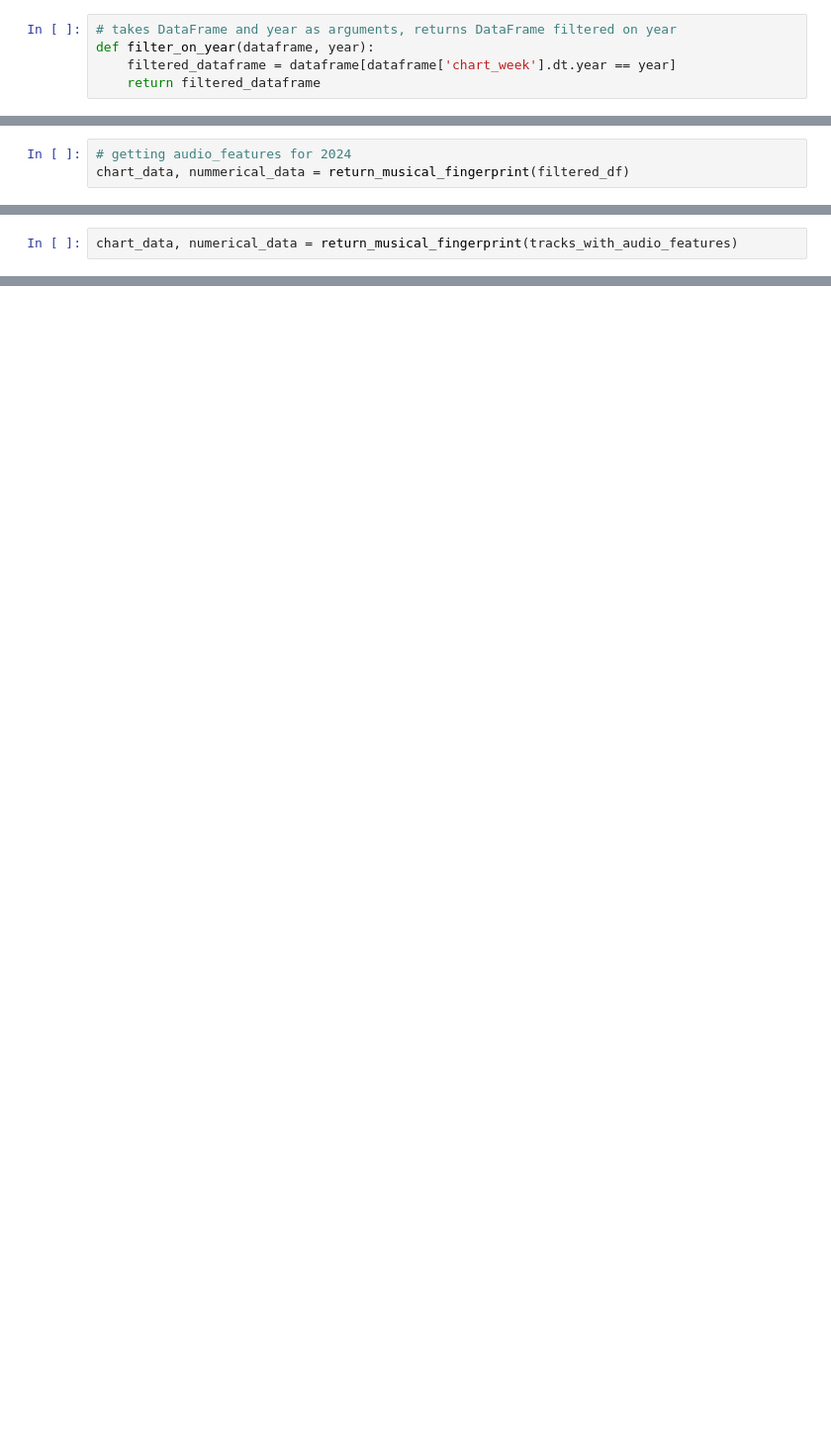
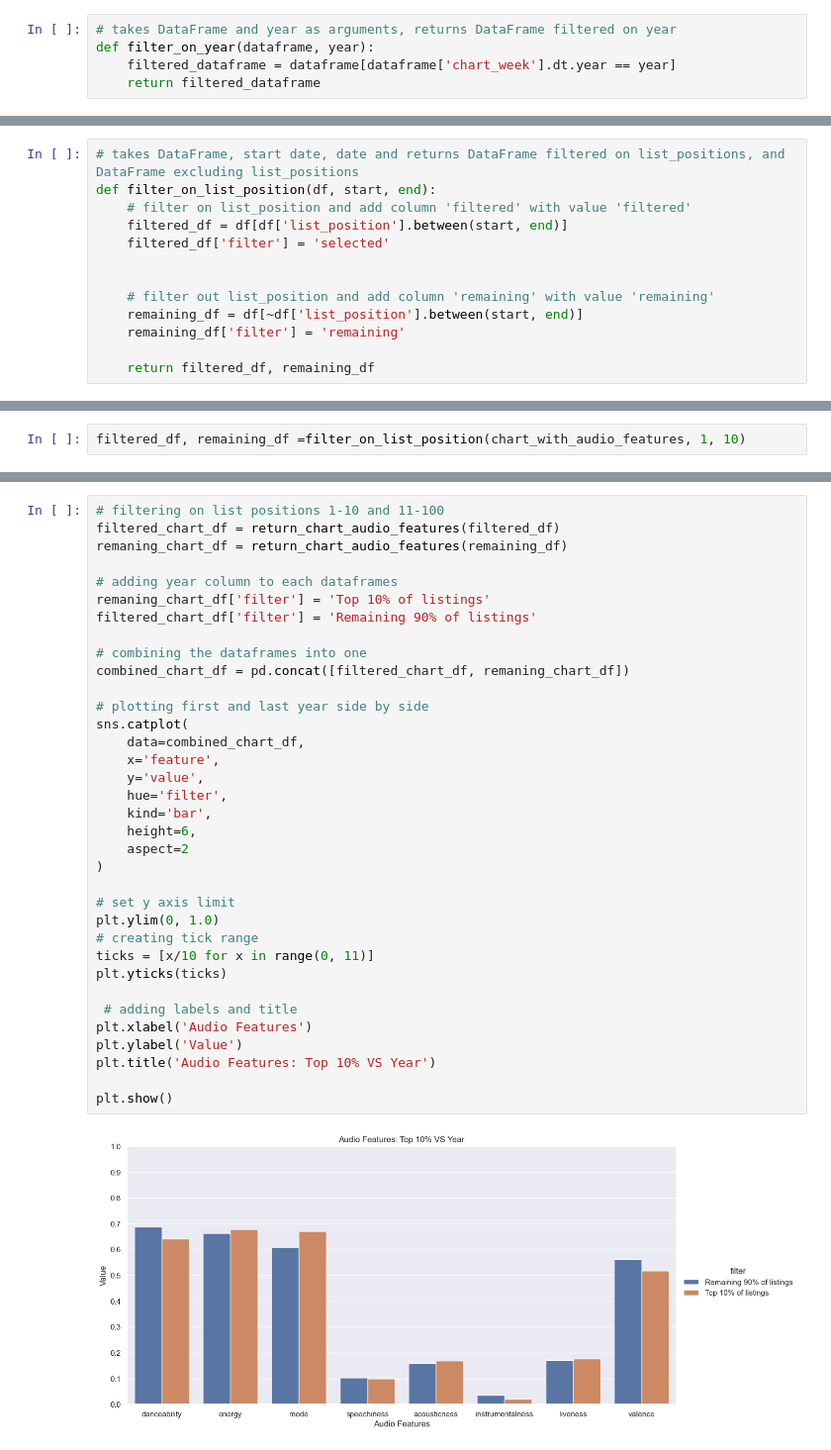
Before and after one commit to guillermocontp/recommendation-system, a Jupyter notebook: analysis.ipynb, the cells around one changed output, grey strips where cells are left out. Shown at 99% size. Drawn from its saved outputs; the diff is of its cells as text; blank space fills up the shorter version.

```diff
--- a/analysis.ipynb
+++ b/analysis.ipynb
@@ -1072,3 +1496,0 @@ filtered_monthly_df
-# %%
-# getting audio_features for 2024
-chart_data, nummerical_data = return_musical_fingerprint(filtered_df)
@@ -1381,2 +1496,0 @@ def return_musical_fingerprint(dataframe):
-# %%
-chart_data, numerical_data = return_musical_fingerprint(tracks_with_audio_features)
@@ -1563,0 +1569,13 @@ show_audio_features(chart_data_test, numerical_data_test)
+# %%
+# takes DataFrame, start date, date and returns DataFrame filtered on list_positions, and DataFrame excluding list_positions
+def filter_on_list_position(df, start, end):
+    # filter on list_position and add column 'filtered' with value 'filtered'
+    filtered_df = df[df['list_position'].between(start, end)]
+    filtered_df['filter'] = 'selected'
+
+
+    # filter out list_position and add column 'remaining' with value 'remaining'
+    remaining_df = df[~df['list_position'].between(start, end)]
+    remaining_df['filter'] = 'remaining'
+
+    return filtered_df, remaining_df
@@ -1563,0 +1613,2 @@ show_audio_features(chart_data_test, numerical_data_test)
+# %%
+filtered_df, remaining_df =filter_on_list_position(chart_with_audio_features, 1, 10)
@@ -1563,0 +1626,37 @@ show_audio_features(chart_data_test, numerical_data_test)
+# %%
+# filtering on list positions 1-10 and 11-100
+filtered_chart_df = return_chart_audio_features(filtered_df)
+remaning_chart_df = return_chart_audio_features(remaining_df)
+
+# adding year column to each dataframes
+remaning_chart_df['filter'] = 'Top 10% of listings'
+filtered_chart_df['filter'] = 'Remaining 90% of listings'
+
+# combining the dataframes into one
+combined_chart_df = pd.concat([filtered_chart_df, remaning_chart_df])
+
+# plotting first and last year side by side
+sns.catplot(
+    data=combined_chart_df,
+    x='feature',
+    y='value',
+    hue='filter',
+    kind='bar',
+    height=6,
+    aspect=2
+)
+
+# set y axis limit
+plt.ylim(0, 1.0)
+# creating tick range
+ticks = [x/10 for x in range(0, 11)]
+plt.yticks(ticks)
+
+ # adding labels and title
+plt.xlabel('Audio Features')
+plt.ylabel('Value')
+plt.title('Audio Features: Top 10% VS Year')
+
+plt.show()
+# %% [output]
+[figure, added]
```
Also changed, not shown: parts of 157 cells of this notebook, 3 other files.
